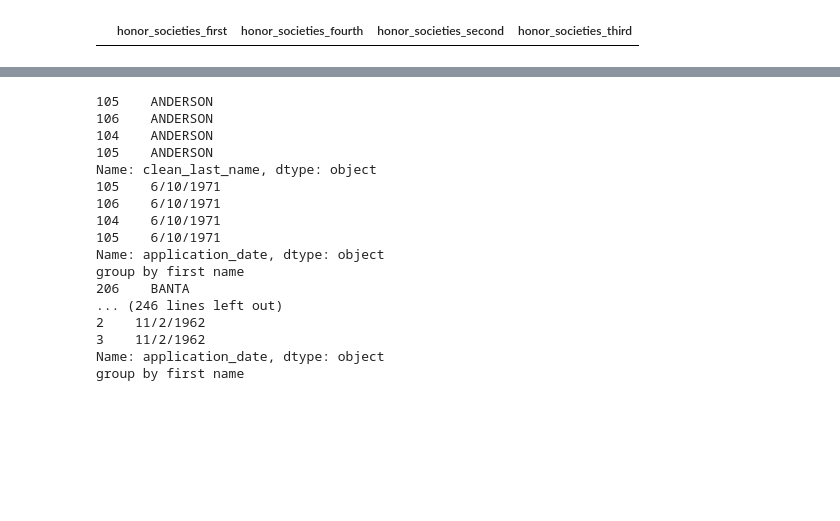
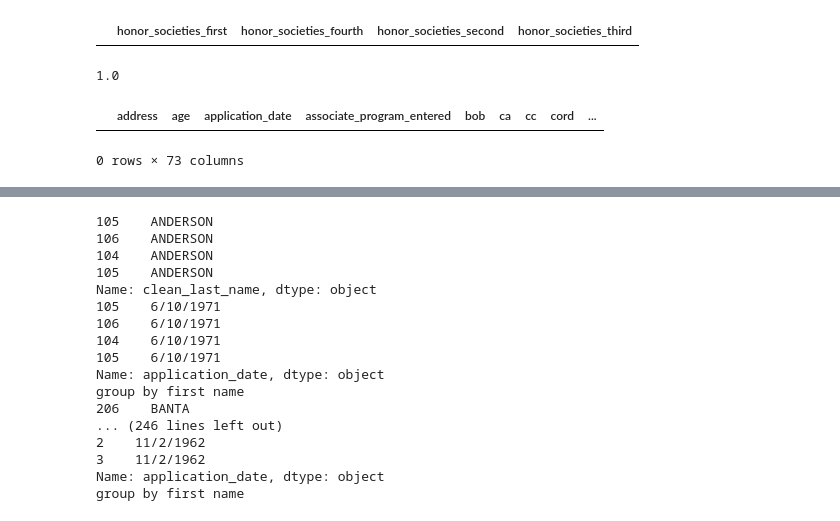
Before and after one commit to Lrraymond13/yellow_beret, a Jupyter notebook: Compile Application Card Raw Data, Dedup and Standardize.ipynb, the cells around one changed output, grey strips where cells are left out. Saved outputs shown, nothing was run; the diff lists cells and outputs as text; code cells hidden in the pictures; blank space fills up the shorter version.

```diff
--- a/Compile Application Card Raw Data, Dedup and Standardize.ipynb
+++ b/Compile Application Card Raw Data, Dedup and Standardize.ipynb
@@ -219,0 +233,4 @@ all_app_short2.loc[hc_mask, 'clean_first_name'] = np.nan
+# %%
+difflib.SequenceMatcher(None, 'QUICKLY', 'QUICKLY').ratio()
+# %% [output]
+1.0
@@ -219,0 +251,5 @@ all_app_short2.loc[hc_mask, 'clean_first_name'] = np.nan
+# %%
+all_app_short2.loc[all_app_short2.school_name_sim > .6, :]
+# %% [output]
+|  | address | age | application_date | associate_program_entered | bob | ca | cc | cord | ... |
+0 rows × 73 columns
```
Also changed, not shown: parts of 12 cells of this notebook.
